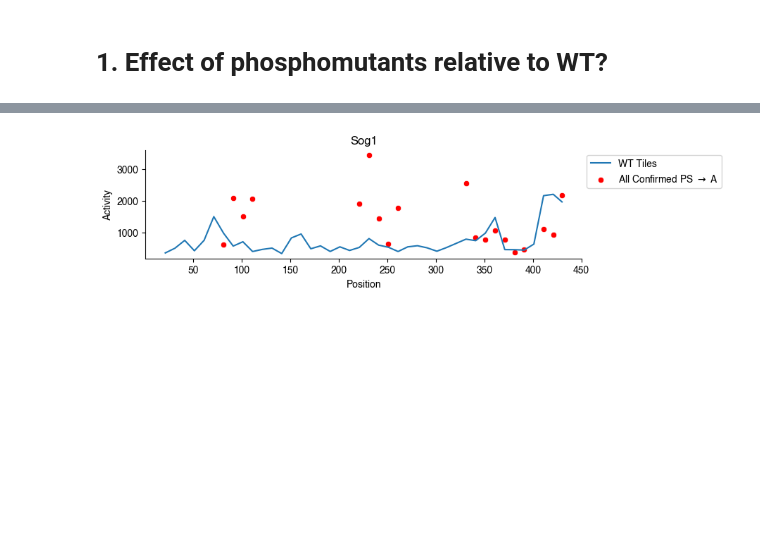
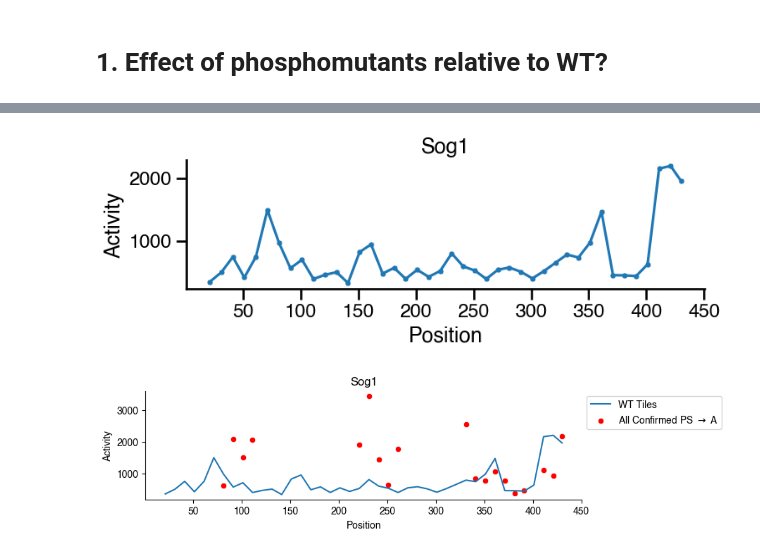
Before and after one commit to sanjanakotha/sog1, a Jupyter notebook: notebooks/Phosphomutants EDA.ipynb, the cells around one changed output, grey strips where cells are left out. Saved outputs shown, nothing was run; the diff lists cells and outputs as text; code cells hidden in the pictures; blank space fills up the shorter version.

```diff
--- a/notebooks/Phosphomutants EDA.ipynb
+++ b/notebooks/Phosphomutants EDA.ipynb
@@ -87,6 +87,20 @@ BasicArTh.head(3)
 | 0 | 1 | 40 | BasicArTh.1 | Q6NQK2 | 21 | MAGRSWLIDSNRIATKIMSASASSDPRQVVWKS... | 346.212032 | 1244.615820 | 795.413926 |
 | 1 | 11 | 50 | BasicArTh.2 | Q6NQK2 | 31 | NRIATKIMSASASSDPRQVVWKSNPSRHCPKCQ... | 497.045903 | 3954.541874 | 2225.793889 |
 | 2 | 21 | 60 | BasicArTh.3 | Q6NQK2 | 41 | SASSDPRQVVWKSNPSRHCPKCQHVIDNSDVVD... | 744.162543 | 1013.665108 | 878.913825 |
+# %%
+sns.set_context('talk')
+# Plotting the WT tiles
+plt.figure(figsize = (8, 2))
+sns.lineplot(data = BasicArTh, x = "mid", y = activity_col)
+sns.scatterplot(data = BasicArTh, x = "mid", y = activity_col, s = 25)
+
+plt.title("Sog1")
+plt.ylabel("Activity")
+plt.xlabel("Position")
+#plt.legend(bbox_to_anchor = (1,1))
+sns.despine()
+# %% [output]
+[figure, added]
 # %%
 plt.figure(figsize = (8, 2))
 sns.lineplot(data = BasicArTh, x = "mid", y = activity_col, label = "WT Tiles")
```
Also changed, not shown: 1 other file.
